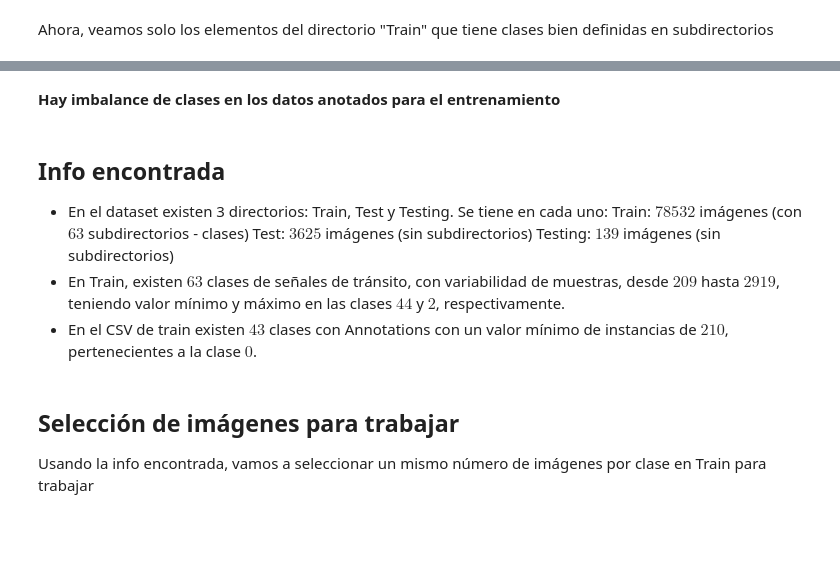
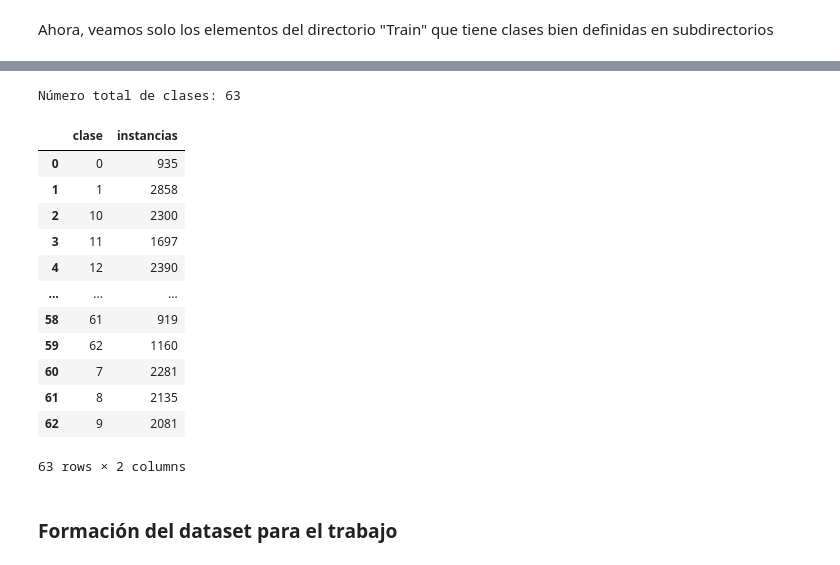
Before and after one commit to imchrisrueda/via_christianr, a Jupyter notebook: va_intro.ipynb, the cells around one changed output, grey strips where cells are left out. Saved outputs shown, nothing was run; the diff lists cells and outputs as text; code cells hidden in the pictures; blank space fills up the shorter version.

```diff
--- a/va_intro.ipynb
+++ b/va_intro.ipynb
@@ -191,14 +104,50 @@ plt.show()
-# %% [markdown]
-**Hay imbalance de clases en los datos anotados para el entrenamiento**
-# %% [markdown]
-## Info encontrada
-- En el dataset existen 3 directorios: Train, Test y Testing. Se tiene en cada uno:
-    Train: $78532$ imágenes (con $63$ subdirectorios - clases)
-    Test: $3625$ imágenes (sin subdirectorios)
-    Testing: $139$ imágenes (sin subdirectorios)
-- En Train, existen $63$ clases de señales de tránsito, con variabilidad de muestras, desde $209$ hasta $2919$, teniendo valor mínimo y máximo en las clases $44$ y $2$, respectivamente.
-- En el CSV de train existen $43$ clases con Annotations con un valor mínimo de instancias de $210$, pertenecientes a la clase $0$.
-# %% [markdown]
-## Selección de imágenes para trabajar
-Usando la info encontrada, vamos a seleccionar un mismo número de imágenes por clase en Train para trabajar
+# %%
+import pandas as pd
+import numpy as np
+import matplotlib.pyplot as plt
+import random
+
+# Función para contar imágenes por clase en el directorio Train
+def contar_imagenes_por_clase(dir_base):
+    dir_train = os.path.join(dir_base, "Train")
+    if not os.path.exists(dir_train):
+        print(f"El directorio {dir_train} no existe.")
+        return None
+
+    # Obtener lista de subdirectorios (clases)
+    clases = [d for d in os.listdir(dir_train) if os.path.isdir(os.path.join(dir_train, d))]
+
+    # Contar imágenes por clase
+    conteo = {}
+    for clase in clases:
+        dir_clase = os.path.join(dir_train, clase)
+        imagenes = [f for f in os.listdir(dir_clase) if f.lower().endswith(('.jpg', '.jpeg', '.png'))]
+        conteo[clase] = len(imagenes)
+
+    # Crear DataFrame
+    df_conteo = pd.DataFrame(list(conteo.items()), columns=['clase', 'instancias'])
+
+    print(f"Número total de clases: {len(df_conteo)}")
+    return df_conteo
+
+# Ejecutar la función
+df_clases = contar_imagenes_por_clase(dir_base)
+df_clases
+# %% [output]
+Número total de clases: 63
+|  | clase | instancias |
+| 0 | 0 | 935 |
+| 1 | 1 | 2858 |
+| 2 | 10 | 2300 |
+| 3 | 11 | 1697 |
+| 4 | 12 | 2390 |
+| ... | ... | ... |
+| 58 | 61 | 919 |
+| 59 | 62 | 1160 |
+| 60 | 7 | 2281 |
+| 61 | 8 | 2135 |
+| 62 | 9 | 2081 |
+63 rows × 2 columns
+# %% [markdown]
+### Formación del dataset para el trabajo
 # %%
```
Also changed, not shown: parts of 26 cells of this notebook, 5 other files.
